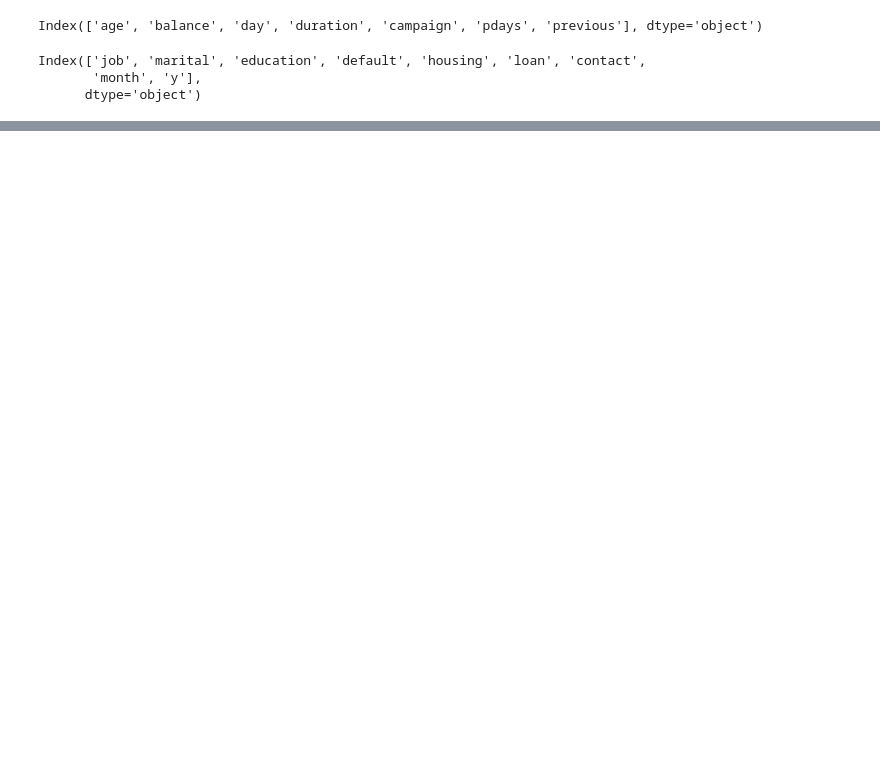
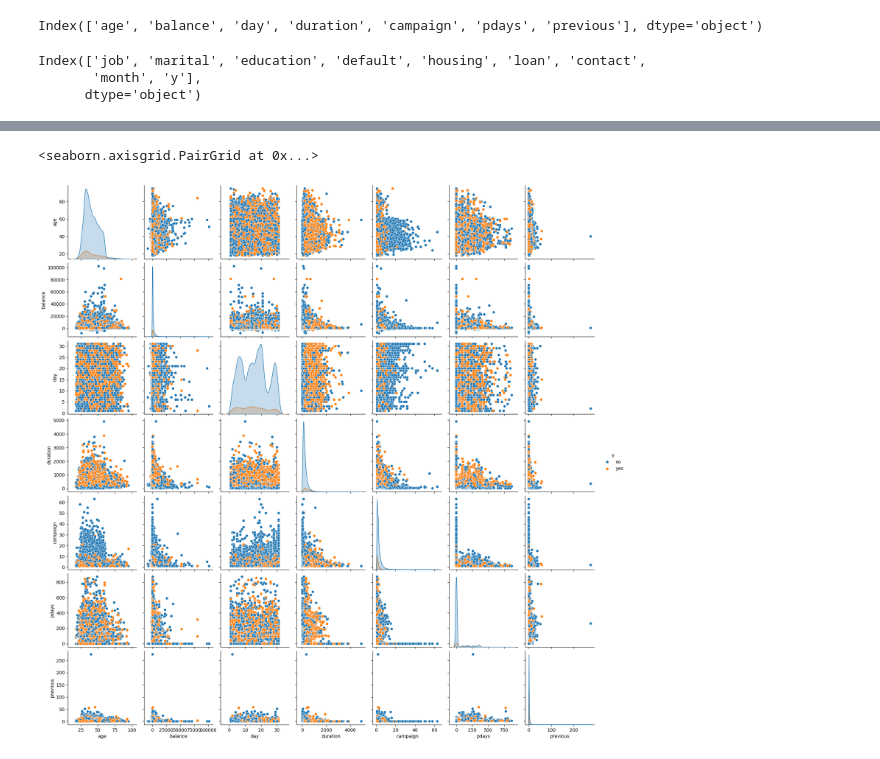
Before and after one commit to Chanidu-Edirisinghe/MachineLearningCW, a Jupyter notebook: CW.ipynb, the cells around one changed output, grey strips where cells are left out. Drawn from its saved outputs; the diff is of its cells as text; code cells hidden in the pictures; blank space fills up the shorter version.

```diff
--- a/CW.ipynb
+++ b/CW.ipynb
@@ -58,3 +119,5 @@ unknownDF
 | 1 | education | 4.107407 |
 | 2 | contact | 28.798301 |
 | 3 | poutcome | 81.747805 |
+# %%
+df = df[df["job"] != "unknown"]
@@ -60,0 +133,4 @@ unknownDF
+# %%
+# one hot encoding
+df = pd.get_dummies(df, columns=['job', 'marital', 'education', 'default', 'housing', 'loan', 'contact',
+       'month', 'poutcome'], drop_first=True)
@@ -86,4 +231,7 @@ unknown       1857
 Name: count, dtype: int64
+# %%
+# as secondary is the education level with the highest value count, the "unknown" values will be imputated with "secondary"
+df.loc[df['education'] == "unknown", 'education'] = "secondary"
 # %%
 # getting numerical columns
 df.select_dtypes("number").columns
@@ -98,0 +256,5 @@ Index(['job', 'marital', 'education', 'default', 'housing', 'loan', 'contact',
+# %%
+sns.pairplot(df, hue='y')
+# %% [output]
+<seaborn.axisgrid.PairGrid at 0x...>
+[figure, added]
```
Also changed, not shown: parts of 19 cells of this notebook.
